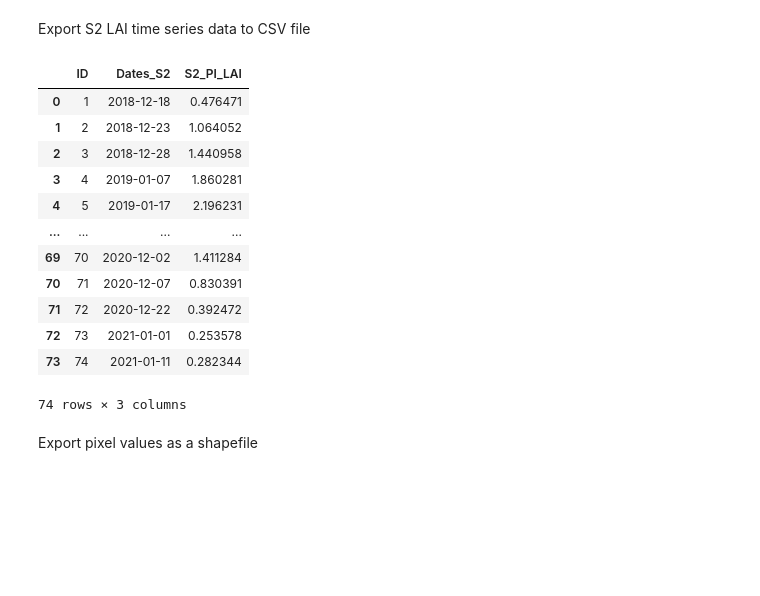
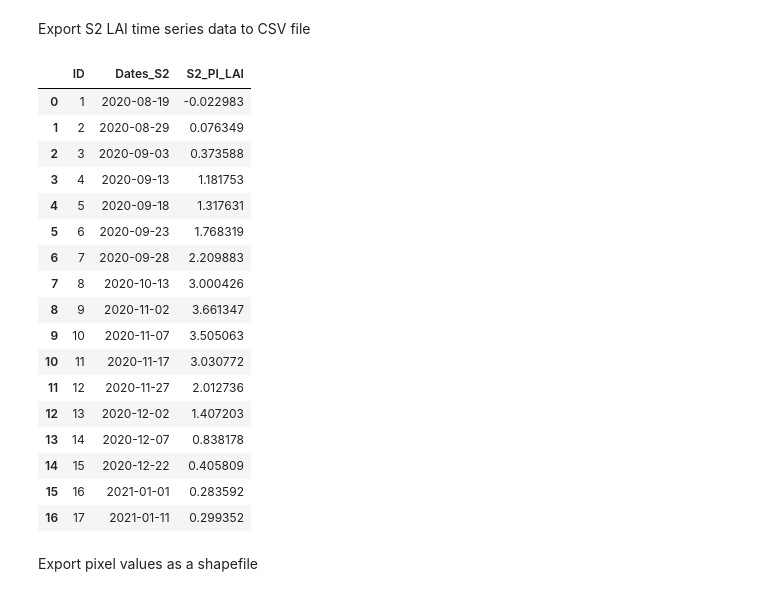
Before and after one commit to PhD-Gabriel-Caballero/ESA-summer-school-2023-Croatia, a Jupyter notebook: S2_based_LAI_retrieval_using_parametric_indices_in_Google_Earth_Engine_(GEE).ipynb, the cells around one changed output. Cells and saved outputs as stored; diff of their text form; code cells hidden in the pictures; blank space fills up the shorter version.

```diff
--- a/S2_based_LAI_retrieval_using_parametric_indices_in_Google_Earth_Engine_(GEE).ipynb
+++ b/S2_based_LAI_retrieval_using_parametric_indices_in_Google_Earth_Engine_(GEE).ipynb
@@ -226,7 +238,7 @@ This tutorial is an introduction to masking clouds and cloud shadows in Sentinel
 Dates of interest and acquisitions configuration parameters
 # %%
 # Configuration Parameters
-start_date = '2018-12-01'
+start_date = '2020-07-01'
 end_date = '2021-01-21'
 S2_CPP = 30 # CLOUDY_PIXEL_PERCENTAGE
 roi = wheat_roi.geometry() # Select the current region of interest
@@ -399,46 +412,52 @@ Export S2 LAI time series data to CSV file
 from datetime import datetime
 # datetime object containing current date and time
 now = datetime.now()
 dt_string = now.strftime("%d-%m-%Y_%H:%M:%S")
 
 df_S2_LAI = pd.DataFrame(S2_PI_LAI_parcel_mean, columns = ['S2_PI_LAI'])
 
 Dates_S2_ID = np.arange(1,S2_PI_LAI_image_nparray.shape[2]+1)
 df_dates_S2 = pd.DataFrame(Dates_S2, columns=['Dates_S2'])
 df_ID = pd.DataFrame(Dates_S2_ID, columns=['ID'])
 
 # concatenating df_dates_S2 and df_ID along columns
 df_concatenated_time_series = pd.concat([df_ID, df_dates_S2], axis=1)
 df_concatenated_time_series = pd.concat([df_S2_LAI], axis=1)
 
+df_dates_S2_concatenated = pd.concat([df_ID, df_dates_S2], axis=1)
 df_concatenated_time_series.reset_index(inplace=True, drop=True)
 df_concatenated_dates_time_series = pd.concat([df_dates_S2_concatenated, df_concatenated_time_series], axis=1)
 
-df_concatenated_dates_time_series.to_csv('/content/drive/MyDrive/ESA_summer_2023_S"_LAI_time series ' + dt_string + '.csv', index=False,header=True)
+df_concatenated_dates_time_series.to_csv('/content/drive/MyDrive/ESA_summer_2023_S2_LAI_time series ' + dt_string + '.csv', index=False,header=True)
 
 display(df_concatenated_dates_time_series)
 
 #specify path for export
 path = r'/content/drive/MyDrive/ESA_summer_2023_time_series ' + dt_string + '.txt'
 
 #export DataFrame to text file (keep header row and index column)
 with open(path, 'a') as f:
     df_string = df_concatenated_dates_time_series.to_string()
     f.write(df_string)
 # %% [output]
 |  | ID | Dates_S2 | S2_PI_LAI |
-| 0 | 1 | 2018-12-18 | 0.476471 |
-| 1 | 2 | 2018-12-23 | 1.064052 |
-| 2 | 3 | 2018-12-28 | 1.440958 |
-| 3 | 4 | 2019-01-07 | 1.860281 |
-| 4 | 5 | 2019-01-17 | 2.196231 |
-| ... | ... | ... | ... |
-| 69 | 70 | 2020-12-02 | 1.411284 |
-| 70 | 71 | 2020-12-07 | 0.830391 |
-| 71 | 72 | 2020-12-22 | 0.392472 |
-| 72 | 73 | 2021-01-01 | 0.253578 |
-| 73 | 74 | 2021-01-11 | 0.282344 |
+| 0 | 1 | 2020-08-19 | -0.022983 |
+| 1 | 2 | 2020-08-29 | 0.076349 |
+| 2 | 3 | 2020-09-03 | 0.373588 |
+| 3 | 4 | 2020-09-13 | 1.181753 |
+| 4 | 5 | 2020-09-18 | 1.317631 |
+| 5 | 6 | 2020-09-23 | 1.768319 |
+| 6 | 7 | 2020-09-28 | 2.209883 |
+| 7 | 8 | 2020-10-13 | 3.000426 |
+| 8 | 9 | 2020-11-02 | 3.661347 |
+| 9 | 10 | 2020-11-07 | 3.505063 |
+| 10 | 11 | 2020-11-17 | 3.030772 |
+| 11 | 12 | 2020-11-27 | 2.012736 |
+| 12 | 13 | 2020-12-02 | 1.407203 |
+| 13 | 14 | 2020-12-07 | 0.838178 |
+| 14 | 15 | 2020-12-22 | 0.405809 |
+| 15 | 16 | 2021-01-01 | 0.283592 |
+| 16 | 17 | 2021-01-11 | 0.299352 |
-74 rows × 3 columns
 # %% [markdown]
 Export pixel values as a shapefile
 # %%
```
Also changed, not shown: parts of 9 cells of this notebook.
